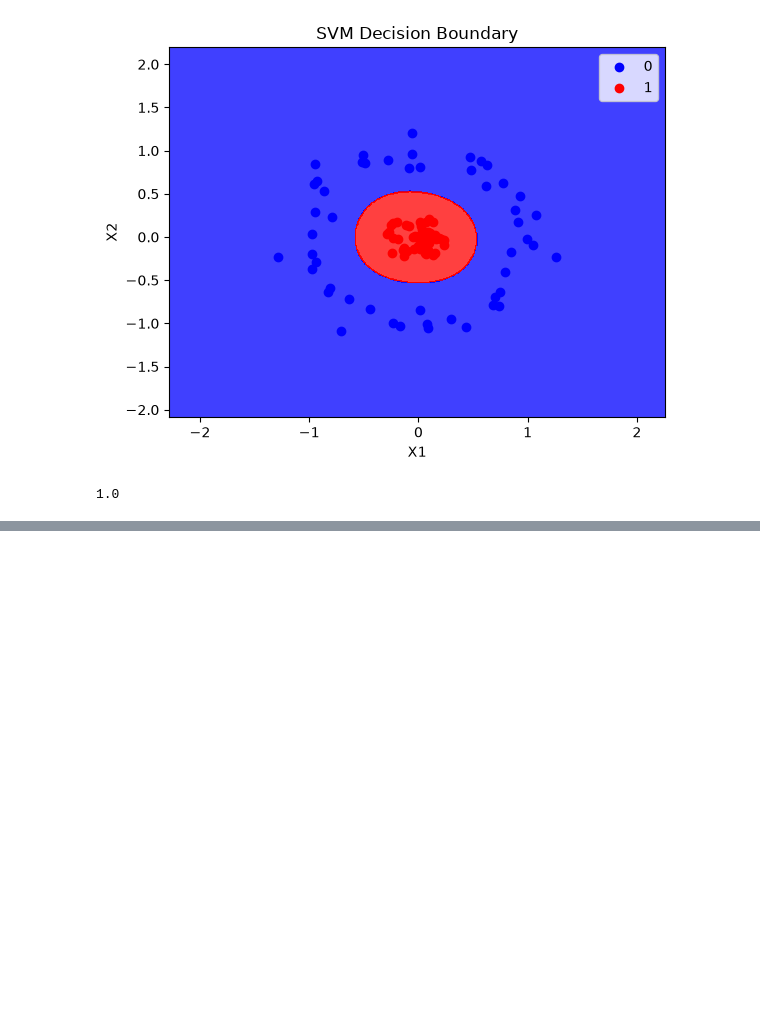
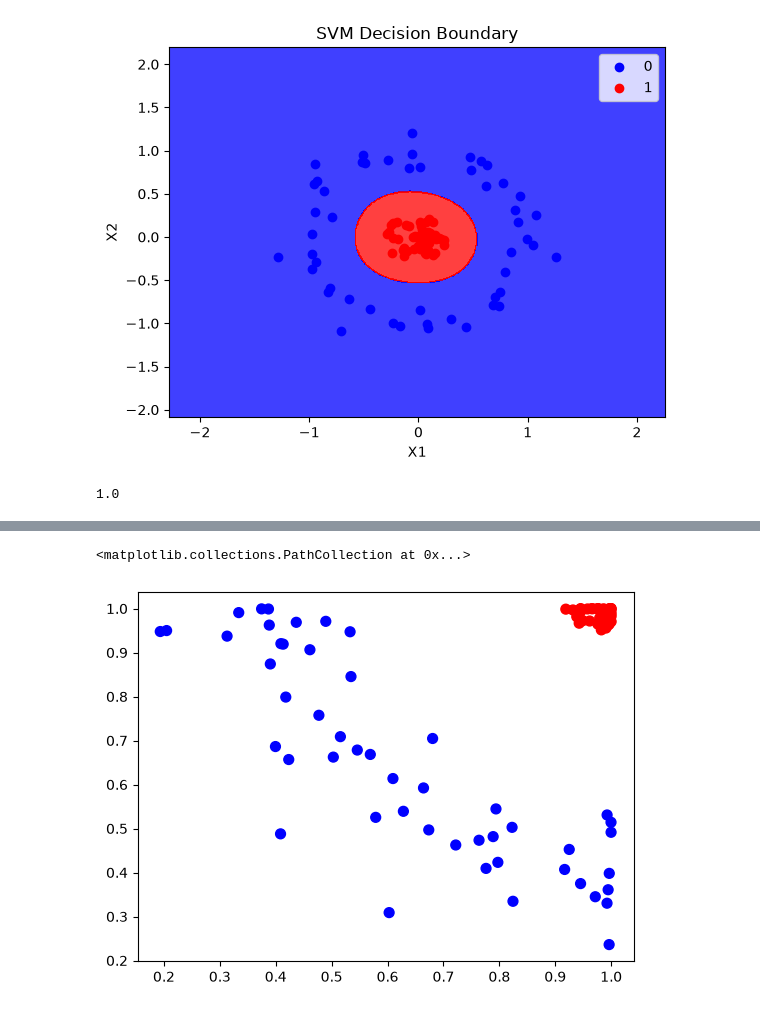
Before and after one commit to Salmankhan0518/Machine-learning-2, a Jupyter notebook: 96- Kernel Trick in SVM/Kernel-Trick-in-SVM.ipynb, the cells around one changed output, grey strips where cells are left out. Drawn from its saved outputs; the diff is of its cells as text; code cells hidden in the pictures; blank space fills up the shorter version.

```diff
--- a/96- Kernel Trick in SVM/Kernel-Trick-in-SVM.ipynb
+++ b/96- Kernel Trick in SVM/Kernel-Trick-in-SVM.ipynb
@@ -109,0 +157,7 @@ accuracy_score(y_test, y_pred)
+# %%
+X_new=np.exp(-(X**2))
+# %%
+plt.scatter(X_new[:, 0], X_new[:, 1], c=y, s=50, cmap='bwr')
+# %% [output]
+<matplotlib.collections.PathCollection at 0x...>
+[figure, added]
```
Also changed, not shown: parts of 3 cells of this notebook.
